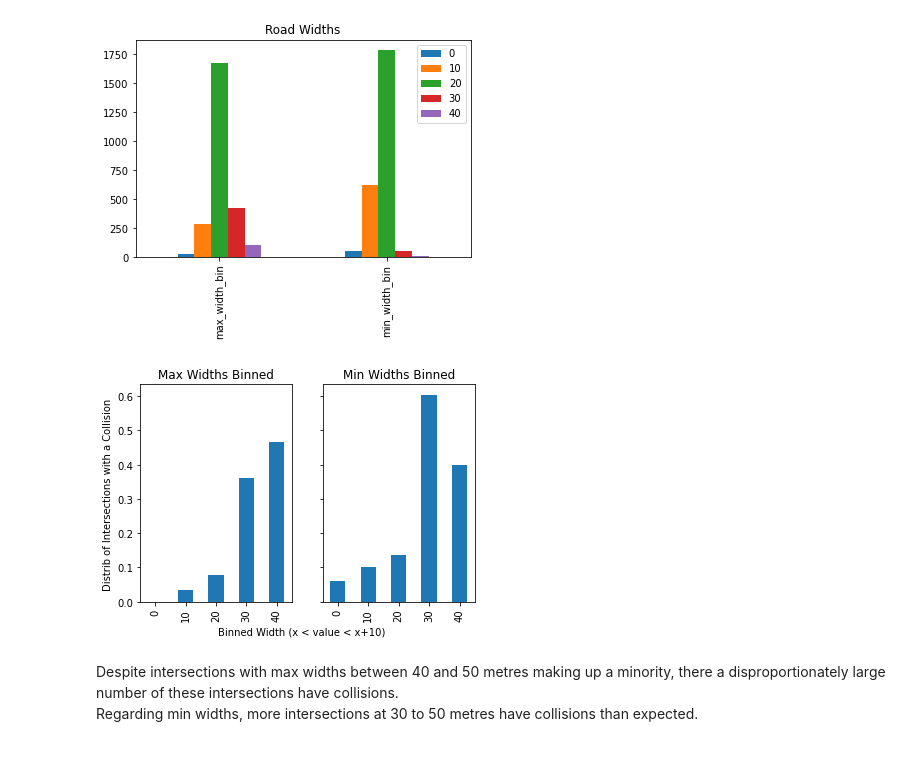
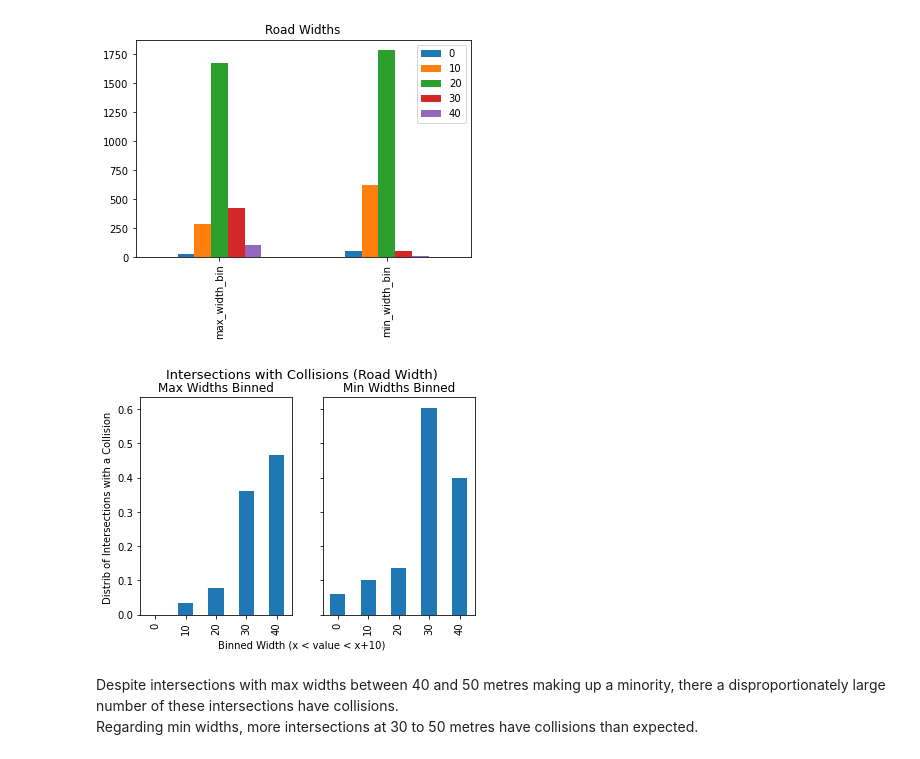
Before and after one commit to FutureProg/Burlington-Crash-Probability-2023, a Jupyter notebook: 2_analysis.ipynb, the cells around one changed output. Drawn from its saved outputs; the diff is of its cells as text; code cells hidden in the pictures.

```diff
--- a/2_analysis.ipynb
+++ b/2_analysis.ipynb
@@ -7,9 +7,9 @@ import folium
 import math
 from matplotlib import pyplot as plt
 
-def create_bins_10(df, col):
+def create_bins(df, col, span):
     re = df.copy()
-    re[col+'_bin'] = re[col].apply(lambda x: int(math.floor(x/10)*10))
+    re[col+'_bin'] = re[col].apply(lambda x: int(math.floor(x/span)*span))
     return re
 # %% [markdown]
 # Exploration & Analysis
@@ -35,8 +35,13 @@ stats = dict()
 stats_cols = ['max_width', 'min_width', 'max_speed_limit', 'min_speed_limit', 'max_lanes', 'min_lanes', 'min_width_to_lane_ratio', 'max_width_to_lane_ratio']
 for col in stats_cols:
     stats[col] = intersection_df[col].value_counts()
-for col in stats_cols:
-    stats[col + '_bin'] = create_bins_10(intersection_df, col)[col+'_bin'].value_counts()
+stats_cols_bin = {
+    10: ['max_width', 'min_width'],
+    3: ['min_width_to_lane_ratio', 'max_width_to_lane_ratio']
+}
+for key, value in stats_cols_bin.items():
+    for col in value:
+        stats[col + '_bin'] = create_bins(intersection_df, col, key)[col+'_bin'].value_counts()
 # %% [markdown]
 ## Road Speeds
 We'll take a naive look first at the normalized values for road speeds. We'll also be bucketing the widths into 10s. (e.g. 10m-20m, 20m-30m, etc.)
@@ -57,20 +64,21 @@ plt.show()
 [figure]
 # %%
 # Is there a collision?
-max_width_binned = create_bins_10(data_df[['max_width', 'geohash']].drop_duplicates(), 'max_width')
-min_width_binned = create_bins_10(data_df[['min_width', 'geohash']].drop_duplicates(), 'min_width')
+max_width_binned = create_bins(data_df[['max_width', 'geohash']].drop_duplicates(), 'max_width', 10)
+min_width_binned = create_bins(data_df[['min_width', 'geohash']].drop_duplicates(), 'min_width', 10)
 fig, axes = plt.subplots(nrows=1, ncols=2, sharey=True)
 (max_width_binned['max_width_bin'].value_counts()/stats['max_width_bin']).plot.bar(ax=axes[0])
 axes[0].title.set_text("Max Widths Binned")
 (min_width_binned['min_width_bin'].value_counts()/stats['min_width_bin']).plot.bar(ax=axes[1])
 axes[1].title.set_text("Min Widths Binned")
 del max_width_binned
 del min_width_binned
 fig.text(0.04, 0.5, 'Distrib of Intersections with a Collision', va='center', rotation='vertical')
 fig.text(0.5, 0.01, 'Binned Width (x < value < x+10)', ha='center')
+fig.suptitle("Intersections with Collisions (Road Width)", fontsize=13)
 plt.show()
 # %% [output]
-[figure, old version]
+[figure, new version]
 # %% [markdown]
 Despite intersections with max widths between 40 and 50 metres making up a minority, there a disproportionately large number of these intersections have collisions. \
 Regarding min widths, more intersections at 30 to 50 metres have collisions than expected.
```
Also changed, not shown: parts of 6 cells of this notebook.
